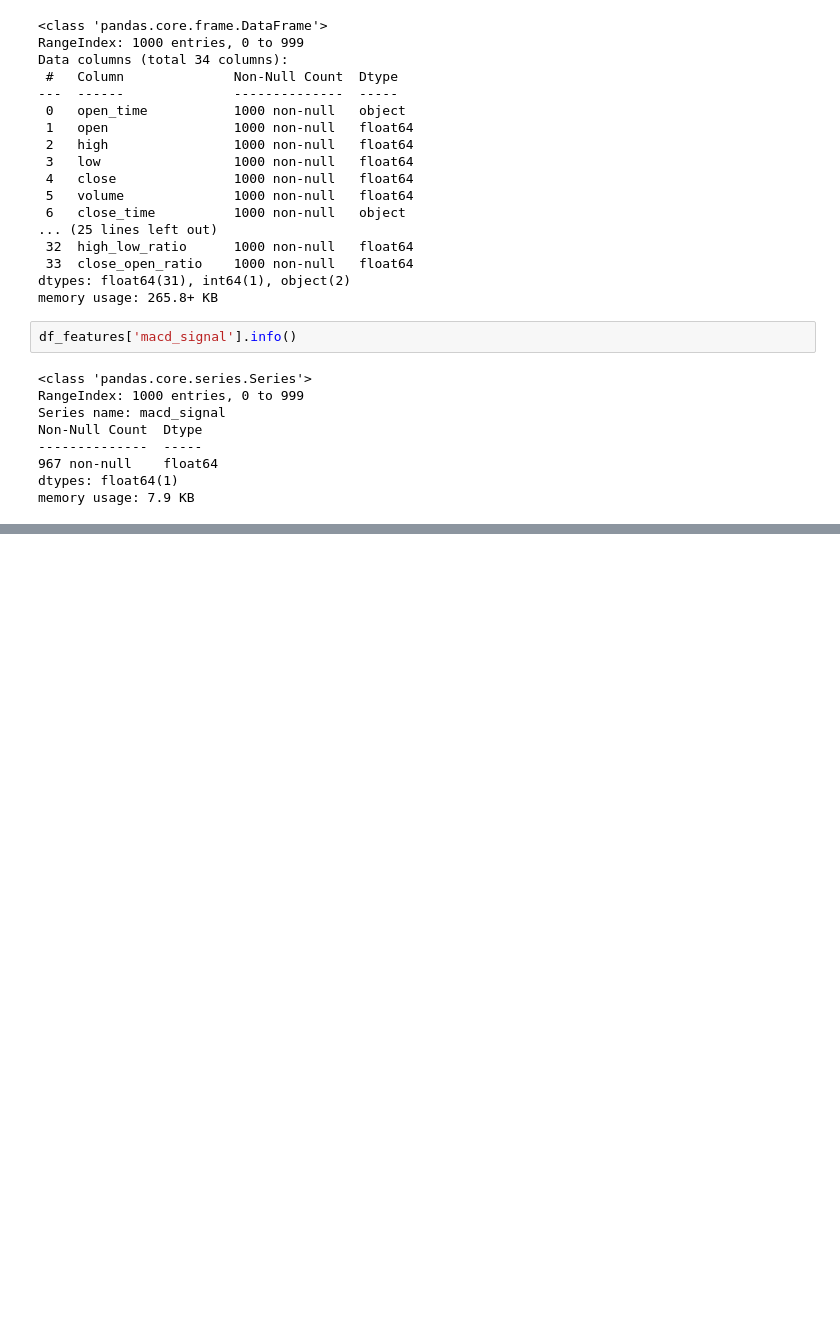
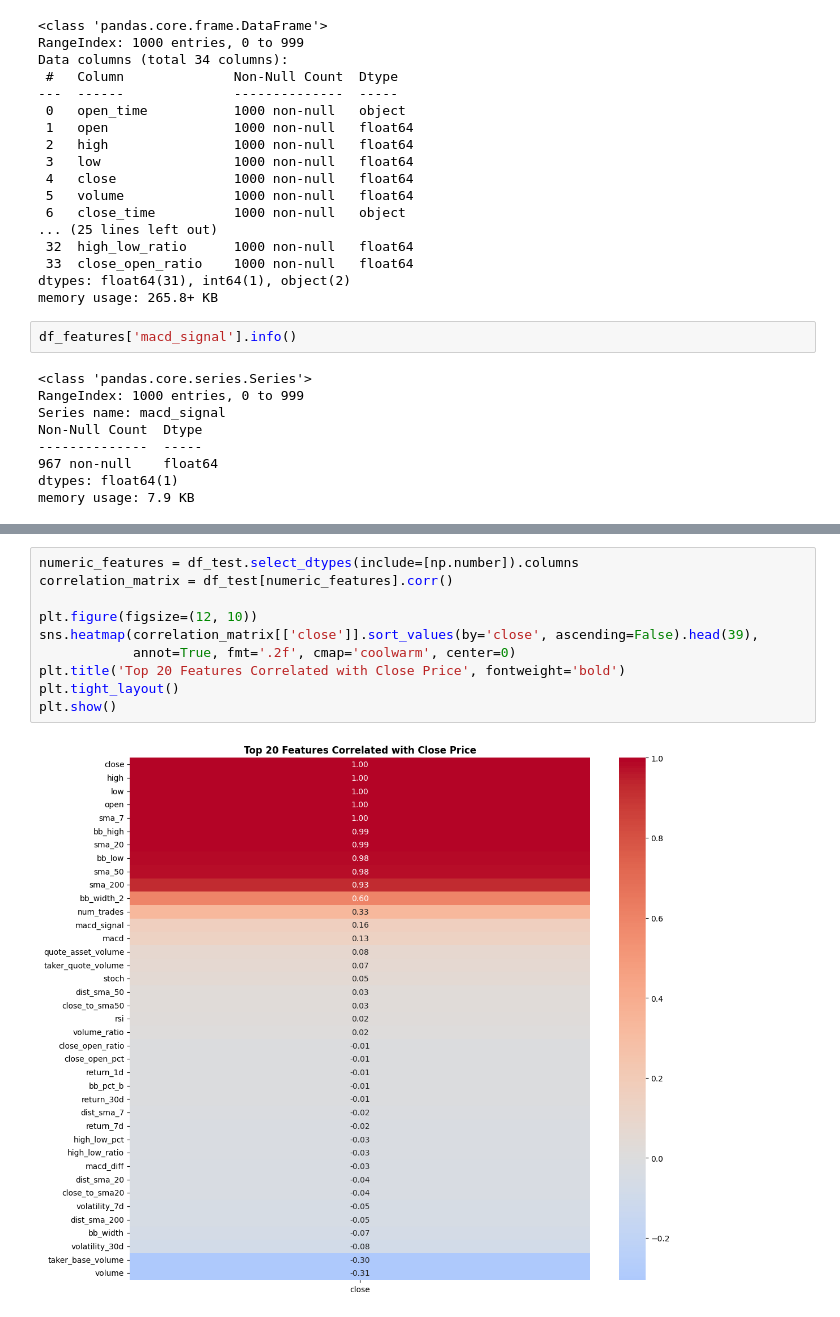
Before and after one commit to Njeri-Kimaru/Crypto-classifier-project, a Jupyter notebook: notebooks/02_feature_engineering.ipynb, the cells around one changed output, grey strips where cells are left out. Cells and saved outputs as stored; diff of their text form; blank space fills up the shorter version.

```diff
--- a/notebooks/02_feature_engineering.ipynb
+++ b/notebooks/02_feature_engineering.ipynb
@@ -87,0 +167,12 @@ plt.show()
+# %%
+numeric_features = df_test.select_dtypes(include=[np.number]).columns
+correlation_matrix = df_test[numeric_features].corr()
+
+plt.figure(figsize=(12, 10))
+sns.heatmap(correlation_matrix[['close']].sort_values(by='close', ascending=False).head(39),
+            annot=True, fmt='.2f', cmap='coolwarm', center=0)
+plt.title('Top 20 Features Correlated with Close Price', fontweight='bold')
+plt.tight_layout()
+plt.show()
+# %% [output]
+[figure, added]
```
Also changed, not shown: parts of 12 cells of this notebook, 4 other files.
